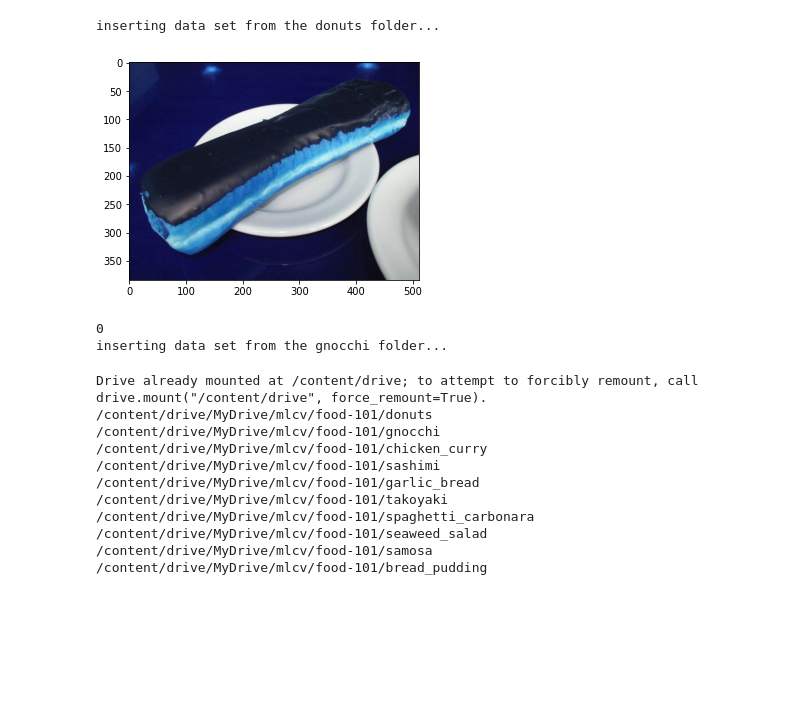
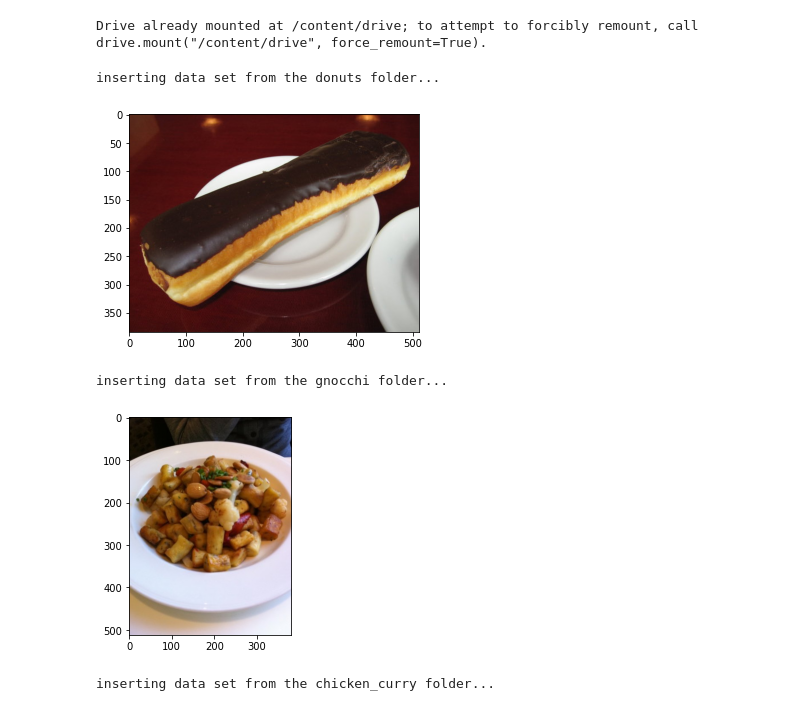
Before and after one commit to hockyy/food-101-mlcv, a Jupyter notebook: FoodHockyExplore.ipynb, the cells around one changed output. Cells and saved outputs as stored; diff of their text form; code cells hidden in the pictures; blank space fills up the shorter version.

```diff
--- a/FoodHockyExplore.ipynb
+++ b/FoodHockyExplore.ipynb
@@ -1,62 +1,53 @@
 # %% [markdown]
 <a href="https://colab.research.google.com/github/hockyy/food-101-mlcv/blob/main/FoodHockyExplore.ipynb" target="_parent"><img src="https://colab.research.google.com/assets/colab-badge.svg" alt="Open In Colab"/></a>
+# %%
+from google.colab import drive
+
+def import_from_google_drive():
+  drive.mount('/content/drive')
+
+import_from_google_drive()
+# %% [output]
+Drive already mounted at /content/drive; to attempt to forcibly remount, call drive.mount("/content/drive", force_remount=True).
 # %%
-from google.colab import drive
-
-def import_from_google_drive():
-  drive.mount('/content/drive')
-
 import glob
 import cv2
 from matplotlib import pyplot as plt
 import numpy as np
 
 def read_food_dataset():
   food_path = "/content/drive/MyDrive/mlcv/food-101/*"
   food_directories = glob.iglob(food_path)
   classes = []
   classes_map = dict()
   X_all = []
   y_all = []
   for food_directory in food_directories:
     food_name = food_directory.split('/')[6]
     # Map each food name to each index
     current_label = len(classes)
     classes_map[food_name] = current_label
     classes.append(food_name)
     X_food = []
     y_food = []
     print(f"inserting data set from the {food_name} folder...")
     for food in glob.iglob(f"{food_directory}/*.jpg"):
       image_name = food.split('/')[-1]
       # Read this food image and append it to the array
       food_image = cv2.imread(food)
+      food_image = cv2.cvtColor(food_image, cv2.COLOR_BGR2RGB)
       X_food.append(food_image)
       y_food.append(current_label)
-
+    X_all.extend(X_food)
+    y_all.extend(y_food)
     plt.imshow(X_food[0])
     plt.show()
-    print(y_food[0])
-  return classes, X_all, y_all
+  return classes, classes_map, X_all, y_all
 
-read_food_dataset()
+classes_food_101, classes_map_food_101, X_food_101, y_food_101 = read_food_dataset()
 # %% [output]
 inserting data set from the donuts folder...
-[figure, old version]
+[figure, new version]
-0
 inserting data set from the gnocchi folder...
+[figure, added]
+inserting data set from the chicken_curry folder...
-# %%
-import_from_google_drive()
-check_data()
-# %% [output]
-Drive already mounted at /content/drive; to attempt to forcibly remount, call drive.mount("/content/drive", force_remount=True).
-/content/drive/MyDrive/mlcv/food-101/donuts
-/content/drive/MyDrive/mlcv/food-101/gnocchi
-/content/drive/MyDrive/mlcv/food-101/chicken_curry
-/content/drive/MyDrive/mlcv/food-101/sashimi
-/content/drive/MyDrive/mlcv/food-101/garlic_bread
-/content/drive/MyDrive/mlcv/food-101/takoyaki
-/content/drive/MyDrive/mlcv/food-101/spaghetti_carbonara
-/content/drive/MyDrive/mlcv/food-101/seaweed_salad
-/content/drive/MyDrive/mlcv/food-101/samosa
-/content/drive/MyDrive/mlcv/food-101/bread_pudding
```
Also changed, not shown: parts of 2 cells of this notebook.
